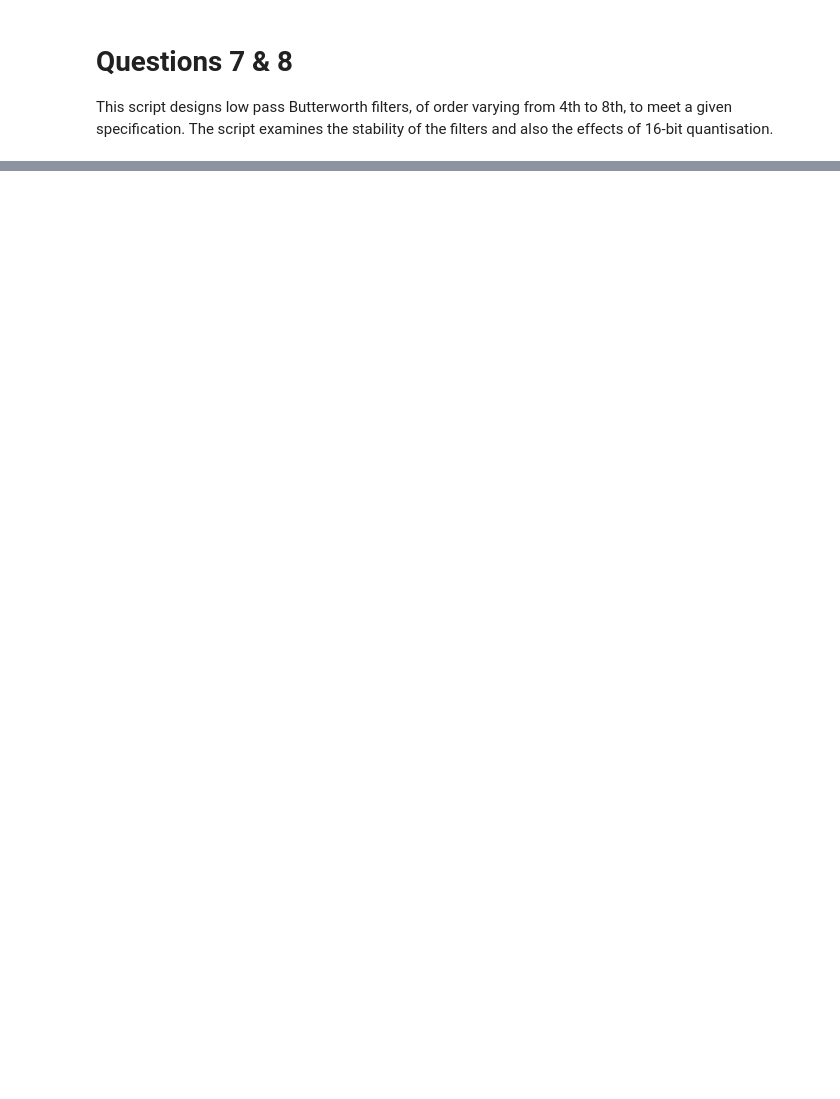
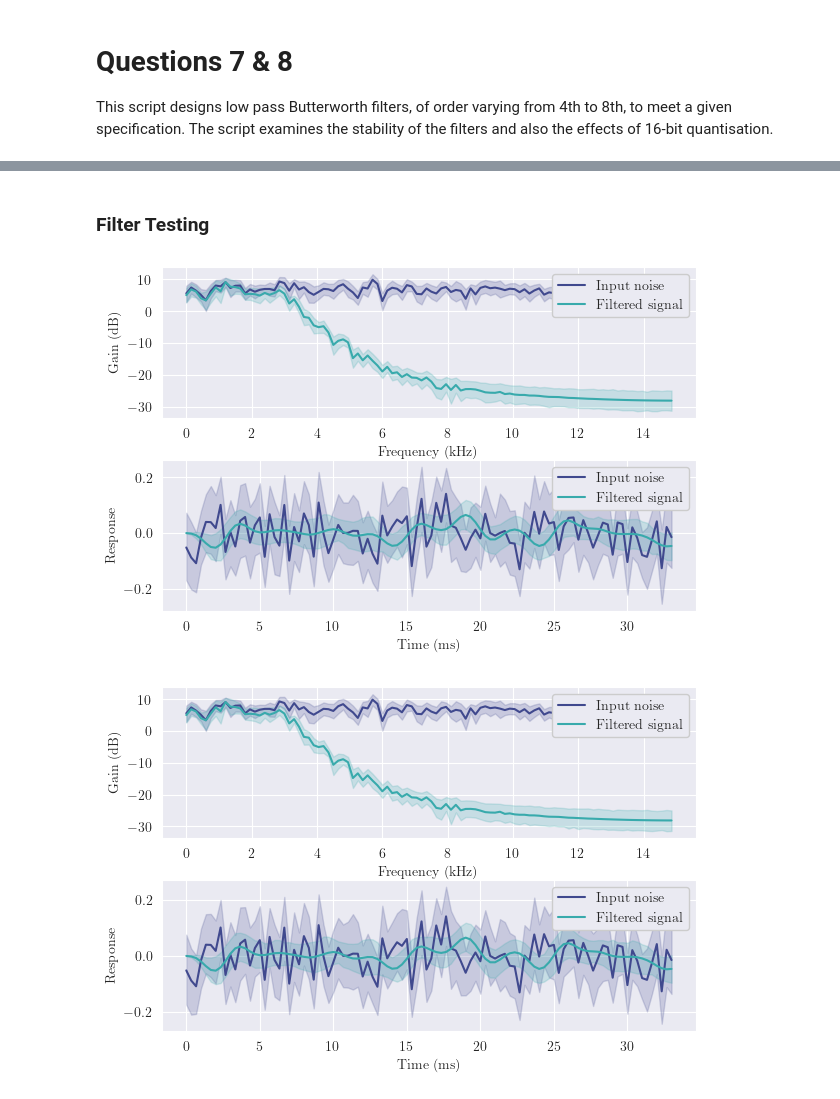
Before and after one commit to deren-teo/elec4620, a Jupyter notebook: a2/src/q7_8_butterworth.ipynb, the cells around one changed output, grey strips where cells are left out. Saved outputs shown, nothing was run; the diff lists cells and outputs as text; code cells hidden in the pictures; blank space fills up the shorter version.

```diff
--- a/a2/src/q7_8_butterworth.ipynb
+++ b/a2/src/q7_8_butterworth.ipynb
@@ -122,0 +96,52 @@ test_filter(bq, aq, n_trials=25, fname="q7_4th_stability.png")
+# %% [markdown]
+### Filter Testing
+# %%
+import pandas as pd
+import scipy.fft as fft
+
+# Helper function for converting frequency response to dB scale
+dB = lambda x: 20 * np.log10(x)
+
+def test_filter(b, a, n_trials=10, seed=0, fname=None):
+    """
+    Applies the filter to noise vectors and plots before and after time and
+    frequency plots. Provides experimental insight into filter stability.
+    """
+    t = np.linspace(0, 100/3, 100, endpoint=False)
+    f = fft.fftfreq(200, 1/F_S)[:100]
+    ones = np.ones(100)
+    agg = []
+    np.random.seed(seed)
+    for i in range(n_trials):
+        x = np.random.rand(100) - 0.5
+        z = signal.lfilter(b, a, x)
+        xfft = dB(np.abs(fft.fft(x, n=200)[:100]))
+        zfft = dB(np.abs(fft.fft(z, n=200)[:100]))
+        agg.append(np.array([t, f, ones * i, xfft, zfft, x, z]))
+    columns = ["Time", "Freq", "Trial", "FFT_In", "FFT_Out", "In", "Out"]
+    agg = pd.DataFrame(np.hstack(agg).T, columns=columns)
+    fig, axs = plt.subplots(2, figsize=(6, 4))
+    fig.tight_layout()
+    # Frequency plot
+    sns.lineplot(data=agg, x="Freq", y="FFT_In", ax=axs[0], label="Input noise")
+    sns.lineplot(data=agg, x="Freq", y="FFT_Out", ax=axs[0], label="Filtered signal")
+    # Time plot
+    sns.lineplot(data=agg, x="Time", y="In", ax=axs[1], label="Input noise")
+    sns.lineplot(data=agg, x="Time", y="Out", ax=axs[1], label="Filtered signal")
+    # Axis labels
+    axs[0].set_xlabel("Frequency (kHz)")
+    axs[0].set_ylabel("Gain (dB)")
+    axs[0].legend(loc="upper right", framealpha=1)
+    axs[1].set_xlabel("Time (ms)")
+    axs[1].set_ylabel("Response")
+    axs[1].legend(loc="upper right", framealpha=1)
+    if fname:
+        fig.savefig(Path(A2_ROOT, "output", fname), **SAVEFIG_CONFIG)
+    plt.show()
+
+# Test the filter on several zero-mean random sequences and plot the outputs
+test_filter(bq, aq, n_trials=25, seed=42, fname="q7_4th_stability.png")
+test_filter(bq, aq, n_trials=25, seed=42, fname="q7_q4th_stability.png")
+# %% [output]
+[figure, added]
+[figure, added]
```
Also changed, not shown: parts of 6 cells of this notebook, 9 other files.
